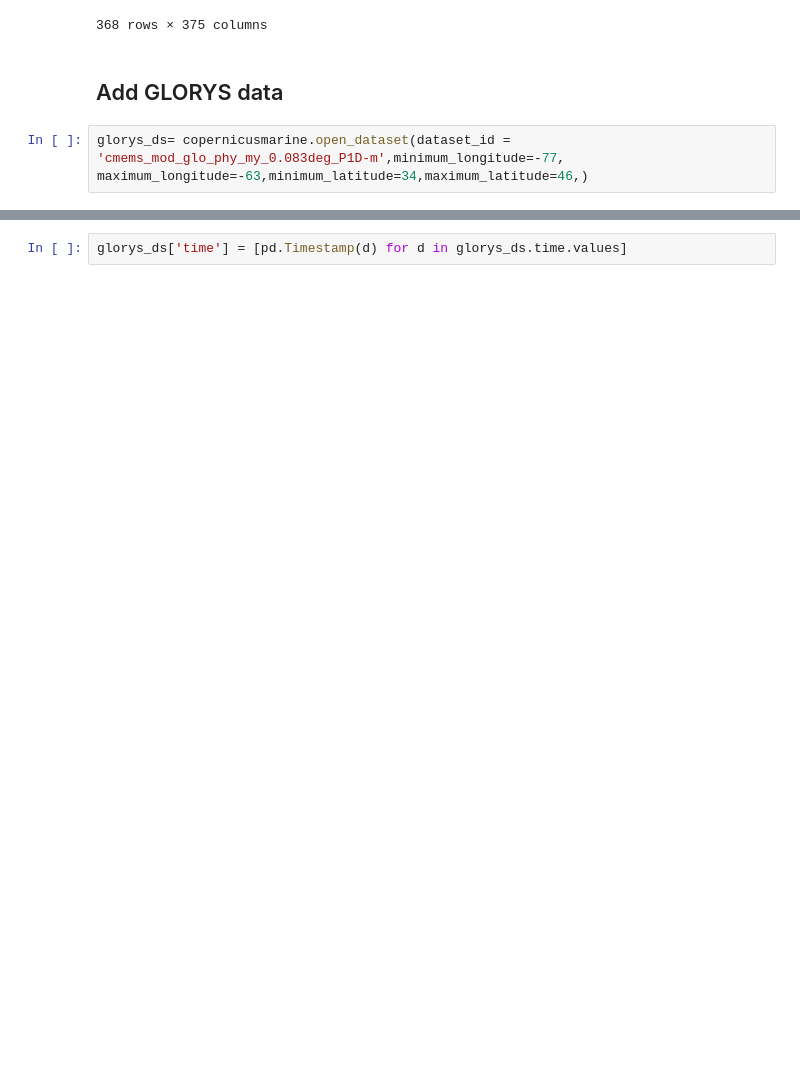
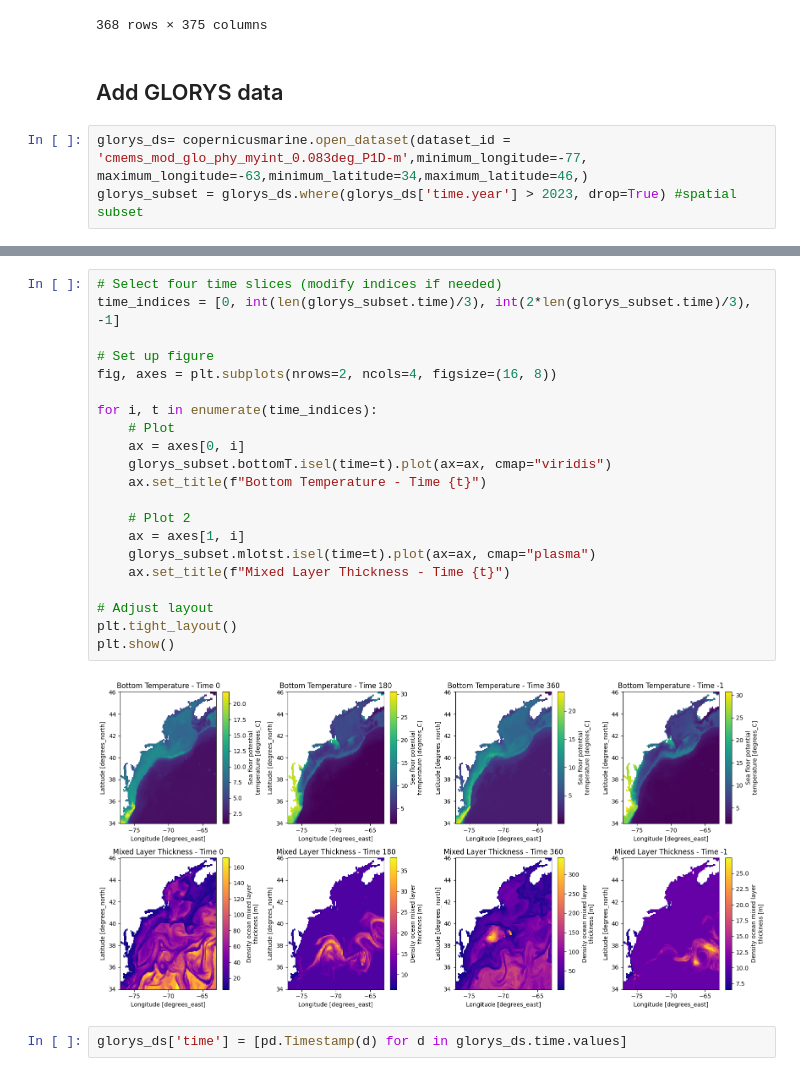
Before and after one commit to PACEHackWeek/proj_2025_sdm, a Jupyter notebook: contributors/haley/Synan_SSS_SAM_1.ipynb, the cells around one changed output, grey strips where cells are left out. Saved outputs shown, nothing was run; the diff lists cells and outputs as text; blank space fills up the shorter version.

```diff
--- a/contributors/haley/Synan_SSS_SAM_1.ipynb
+++ b/contributors/haley/Synan_SSS_SAM_1.ipynb
@@ -245,5 +245,6 @@ trawl_df
 # %% [markdown]
 ## Add GLORYS data
 # %%
-glorys_ds= copernicusmarine.open_dataset(dataset_id = 'cmems_mod_glo_phy_my_0.083deg_P1D-m',minimum_longitude=-77, maximum_longitude=-63,minimum_latitude=34,maximum_latitude=46,)
+glorys_ds= copernicusmarine.open_dataset(dataset_id = 'cmems_mod_glo_phy_myint_0.083deg_P1D-m',minimum_longitude=-77, maximum_longitude=-63,minimum_latitude=34,maximum_latitude=46,)
+glorys_subset = glorys_ds.where(glorys_ds['time.year'] > 2023, drop=True) #spatial subset
 # %% [output]
@@ -253,4 +254,27 @@ INFO - 2025-08-05T18:21:23Z - Downloading Copernicus Marine data requires a Cope
 Copernicus Marine username:  hsynan1
 Copernicus Marine password:  ········
+# %%
+# Select four time slices (modify indices if needed)
+time_indices = [0, int(len(glorys_subset.time)/3), int(2*len(glorys_subset.time)/3), -1]
+
+# Set up figure
+fig, axes = plt.subplots(nrows=2, ncols=4, figsize=(16, 8))
+
+for i, t in enumerate(time_indices):
+    # Plot
+    ax = axes[0, i]
+    glorys_subset.bottomT.isel(time=t).plot(ax=ax, cmap="viridis")
+    ax.set_title(f"Bottom Temperature - Time {t}")
+
+    # Plot 2
+    ax = axes[1, i]
+    glorys_subset.mlotst.isel(time=t).plot(ax=ax, cmap="plasma")
+    ax.set_title(f"Mixed Layer Thickness - Time {t}")
+
+# Adjust layout
+plt.tight_layout()
+plt.show()
+# %% [output]
+[figure, added]
 # %%
 glorys_ds['time'] = [pd.Timestamp(d) for d in glorys_ds.time.values]
```
Also changed, not shown: parts of 7 cells of this notebook.
